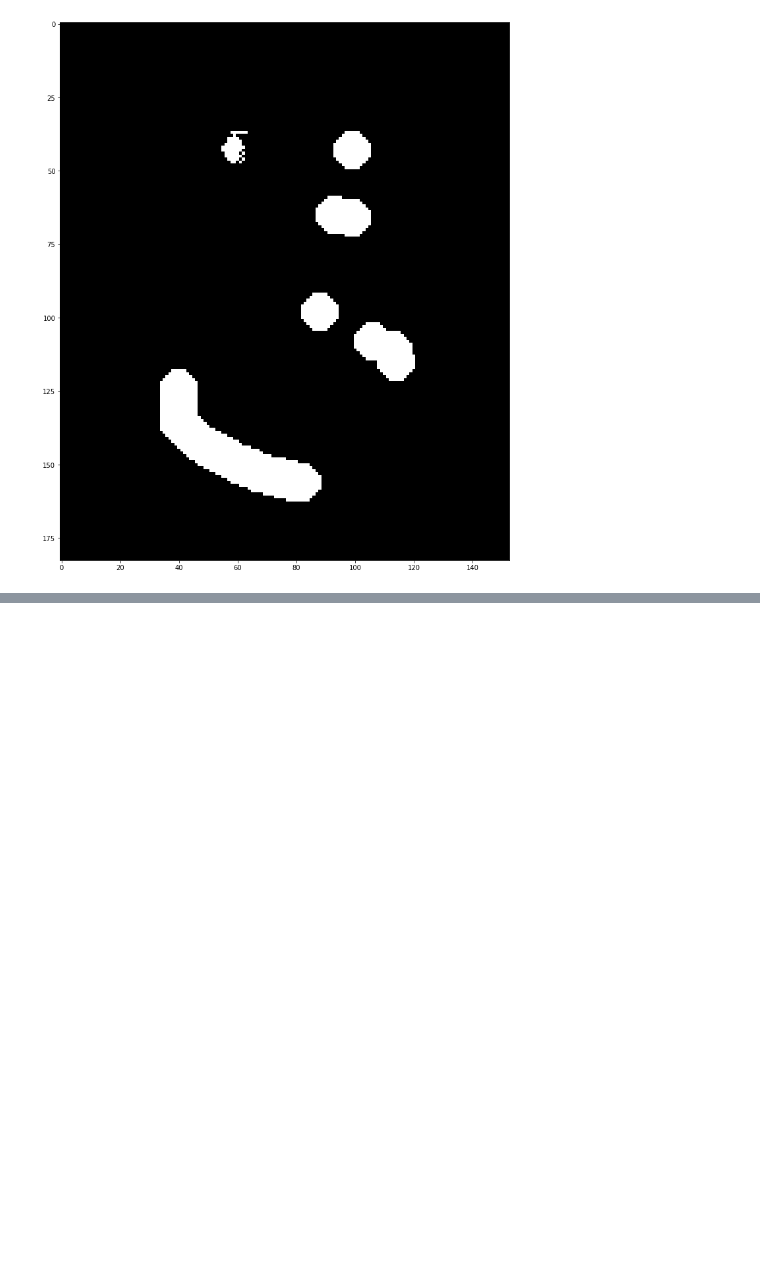
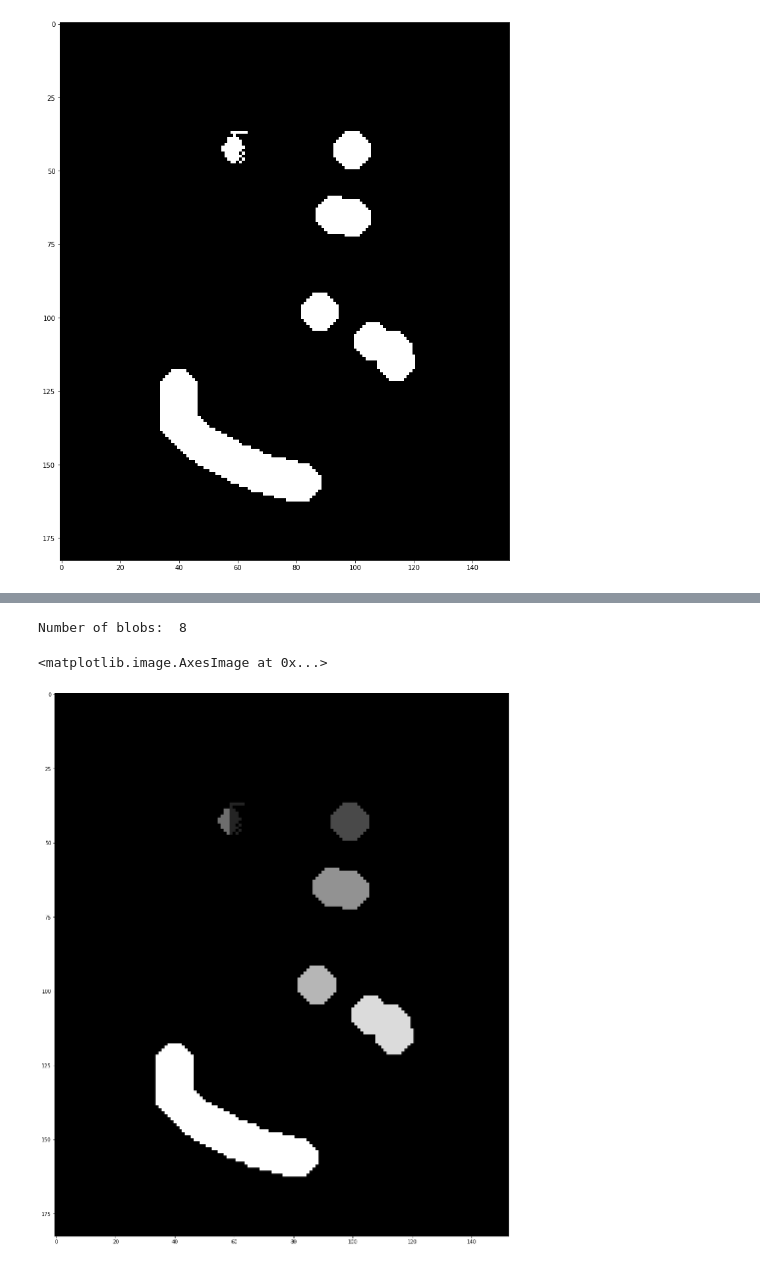
Before and after one commit to filipgrigorov/depth_scaling_experiments, a Jupyter notebook: fake_depth_analysis.ipynb, the cells around one changed output, grey strips where cells are left out. Saved outputs shown, nothing was run; the diff lists cells and outputs as text; code cells hidden in the pictures; blank space fills up the shorter version.

```diff
--- a/fake_depth_analysis.ipynb
+++ b/fake_depth_analysis.ipynb
@@ -77,0 +86,52 @@ Number of blobs:  225
+# %%
+import copy
+
+# Connected labels algorithm
+labels_mask = copy.deepcopy(mask).astype(np.uint8)
+
+blobs = []
+for row in range(1, rows):
+    for col in range(1, cols):
+        pxl = mask[row, col]
+        # Is it a valid pixel inetnsity?
+        if pxl == 1:
+            # Check previous pixels
+            up = point(col, row - 1)
+            left = point(col - 1, row)
+            left_diag = point(col - 1, row - 1)
+            right_diag = point(col + 1, row - 1)
+
+            up_val = labels_mask[up.y, up.x]
+            left_val = labels_mask[left.y, left.x]
+            left_diag_val = labels_mask[left_diag.y, left_diag.x]
+            right_diag_val = labels_mask[right_diag.y, right_diag.x]
+
+            new_pnt = point(col, row)
+
+            nblobs = len(blobs)
+
+            if up_val <= nblobs and up_val != 0:
+                blobs[up_val].append(new_pnt)
+                labels_mask[row, col] = up_val
+            elif left_val <= nblobs and left_val != 0:
+                blobs[left_val].append(new_pnt)
+                labels_mask[row, col] = left_val
+            elif left_diag_val <= nblobs and left_diag_val != 0:
+                blobs[left_diag_val].append(new_pnt)
+                labels_mask[row, col] = left_diag_val
+            elif right_diag_val <= nblobs and right_diag_val != 0:
+                blobs[right_diag_val].append(new_pnt)
+                labels_mask[row, col] = right_diag_val
+            else:
+                # Mark the labels from 1 .. N
+                blobs.append([new_pnt])
+                # Update the labels mask
+                labels_mask[row, col] = nblobs
+
+print('Number of blobs: ', len(blobs))
+plt.figure(figsize=(20, 20))
+plt.imshow(labels_mask, cmap='gray')
+# %% [output]
+Number of blobs:  8
+<matplotlib.image.AxesImage at 0x...>
+[figure, added]
```
Also changed, not shown: parts of 6 cells of this notebook.
